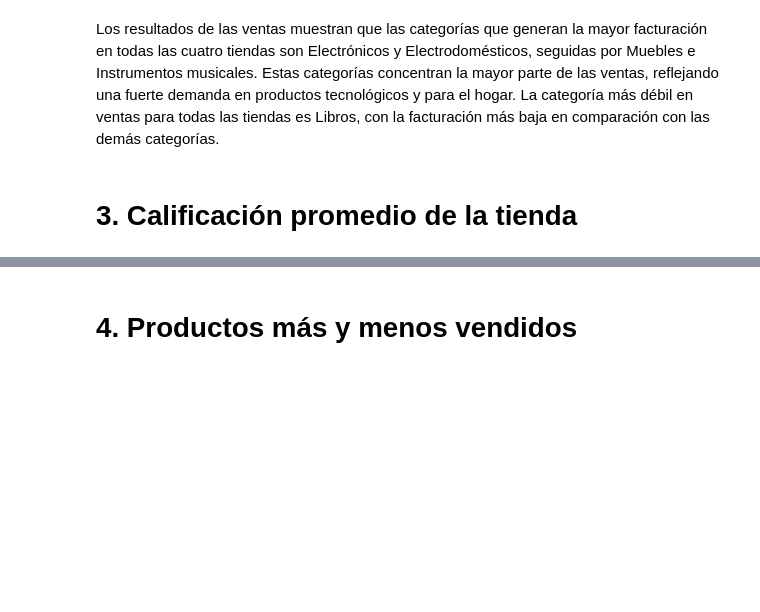
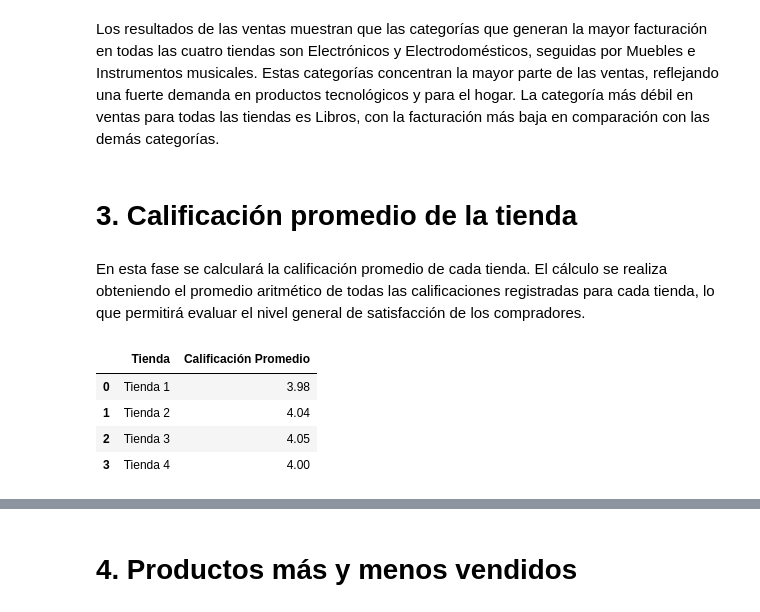
Before and after one commit to AyeBabalu/ChallengeDataScience1Alura, a Jupyter notebook: AluraStoreLatam.ipynb, the cells around one changed output, grey strips where cells are left out. Cells and saved outputs as stored; diff of their text form; code cells hidden in the pictures; blank space fills up the shorter version.

```diff
--- a/AluraStoreLatam.ipynb
+++ b/AluraStoreLatam.ipynb
@@ -116,3 +187,27 @@ ventas_por_categoria.style.format("${:,.0f}")
 Los resultados de las ventas muestran que las categorías que generan la mayor facturación en todas las cuatro tiendas son Electrónicos y Electrodomésticos, seguidas por Muebles e Instrumentos musicales. Estas categorías concentran la mayor parte de las ventas, reflejando una fuerte demanda en productos tecnológicos y para el hogar. La categoría más débil en ventas para todas las tiendas es Libros, con la facturación más baja en comparación con las demás categorías.
 # %% [markdown]
 # 3. Calificación promedio de la tienda
+# %% [markdown]
+En esta fase se calculará la calificación promedio de cada tienda. El cálculo se realiza obteniendo el promedio aritmético de todas las calificaciones registradas para cada tienda, lo que permitirá evaluar el nivel general de satisfacción de los compradores.
+# %%
+# Calcular la calificación promedio por tienda
+promedio_tienda1 = tienda['Calificación'].mean()
+promedio_tienda2 = tienda2['Calificación'].mean()
+promedio_tienda3 = tienda3['Calificación'].mean()
+promedio_tienda4 = tienda4['Calificación'].mean()
+
+# Crear DataFrame con los promedios
+calificaciones_promedio = pd.DataFrame({
+    'Tienda': ['Tienda 1', 'Tienda 2', 'Tienda 3', 'Tienda 4'],
+    'Calificación Promedio': [promedio_tienda1, promedio_tienda2, promedio_tienda3, promedio_tienda4]
+})
+
+# Mostrar con dos decimales
+calificaciones_promedio['Calificación Promedio'] = calificaciones_promedio['Calificación Promedio'].round(2)
+calificaciones_promedio
+# %% [output]
+|  | Tienda | Calificación Promedio |
+| 0 | Tienda 1 | 3.98 |
+| 1 | Tienda 2 | 4.04 |
+| 2 | Tienda 3 | 4.05 |
+| 3 | Tienda 4 | 4.00 |
```
Also changed, not shown: parts of 21 cells of this notebook.
